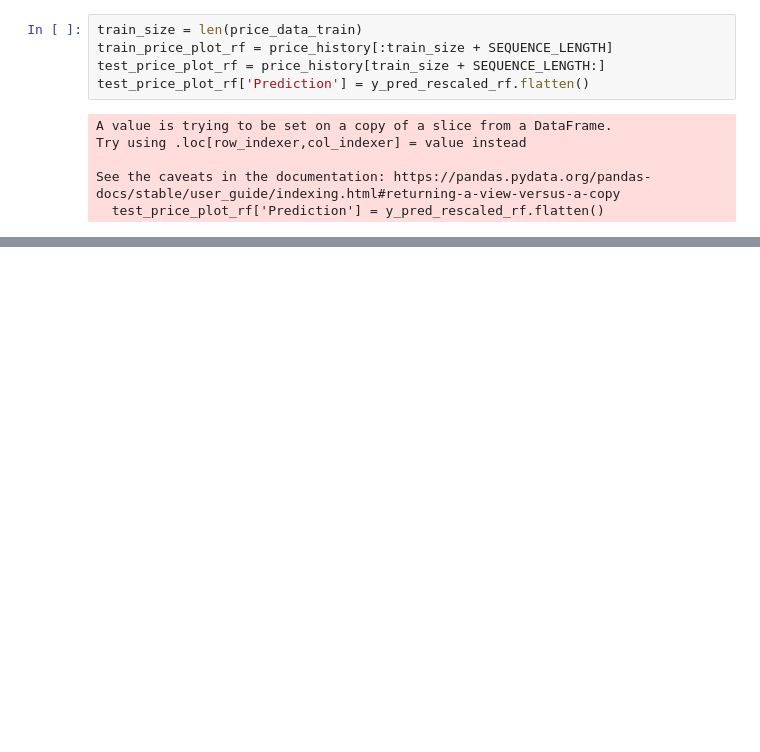
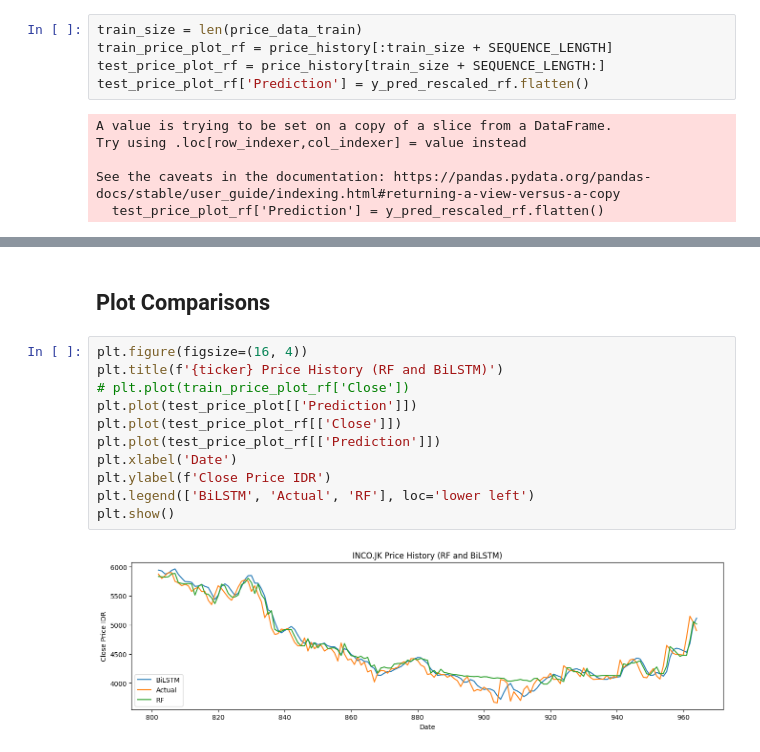
Before and after one commit to D9theCoder/Stock-Price-Prediction-Code, a Jupyter notebook: 2 Bot untuk Kaya.ipynb, the cells around one changed output, grey strips where cells are left out. Saved outputs shown, nothing was run; the diff lists cells and outputs as text; blank space fills up the shorter version.

```diff
--- a/2 Bot untuk Kaya.ipynb
+++ b/2 Bot untuk Kaya.ipynb
@@ -219,0 +243,15 @@ plt.show()
+# %% [markdown]
+## **Plot Comparisons**
+# %%
+plt.figure(figsize=(16, 4))
+plt.title(f'{ticker} Price History (RF and BiLSTM)')
+# plt.plot(train_price_plot_rf['Close'])
+plt.plot(test_price_plot[['Prediction']])
+plt.plot(test_price_plot_rf[['Close']])
+plt.plot(test_price_plot_rf[['Prediction']])
+plt.xlabel('Date')
+plt.ylabel(f'Close Price IDR')
+plt.legend(['BiLSTM', 'Actual', 'RF'], loc='lower left')
+plt.show()
+# %% [output]
+[figure, added]
```
Also changed, not shown: parts of 16 cells of this notebook, 5 other files.
